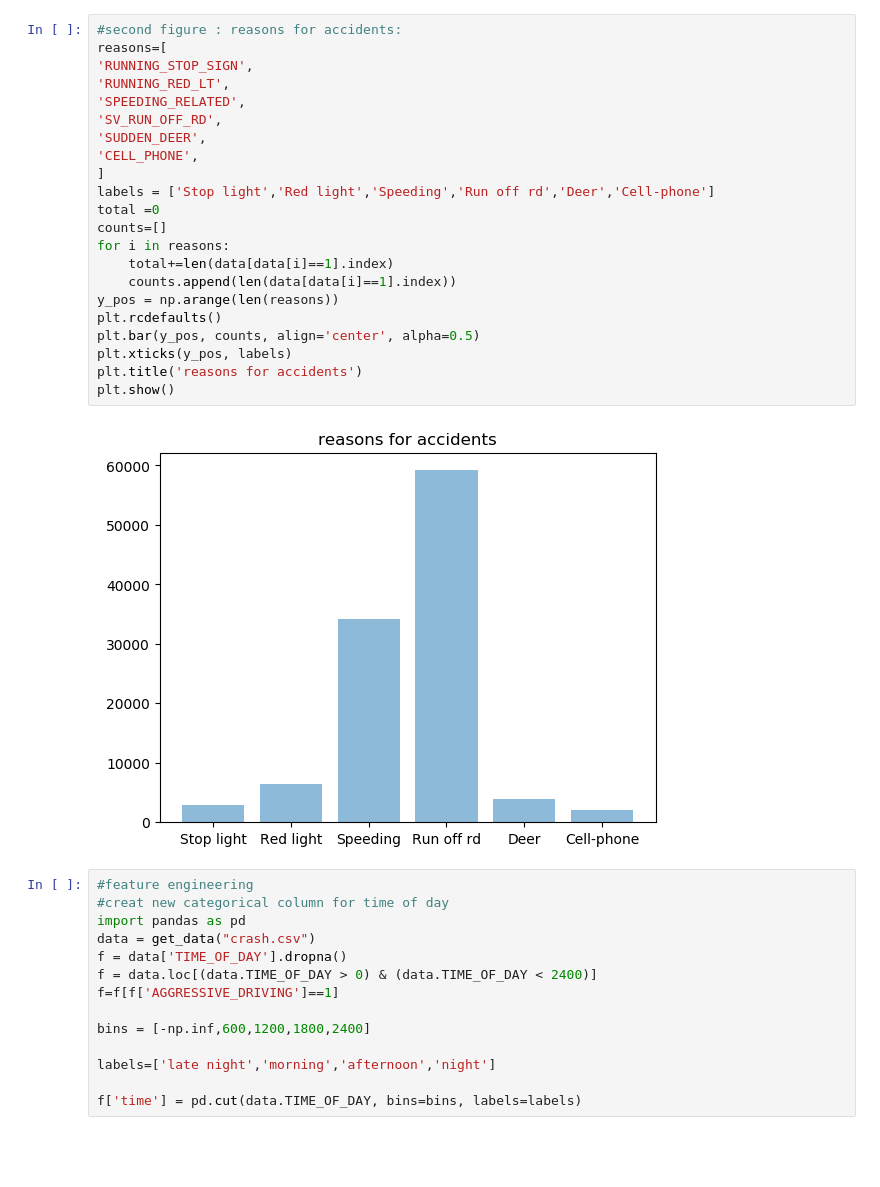
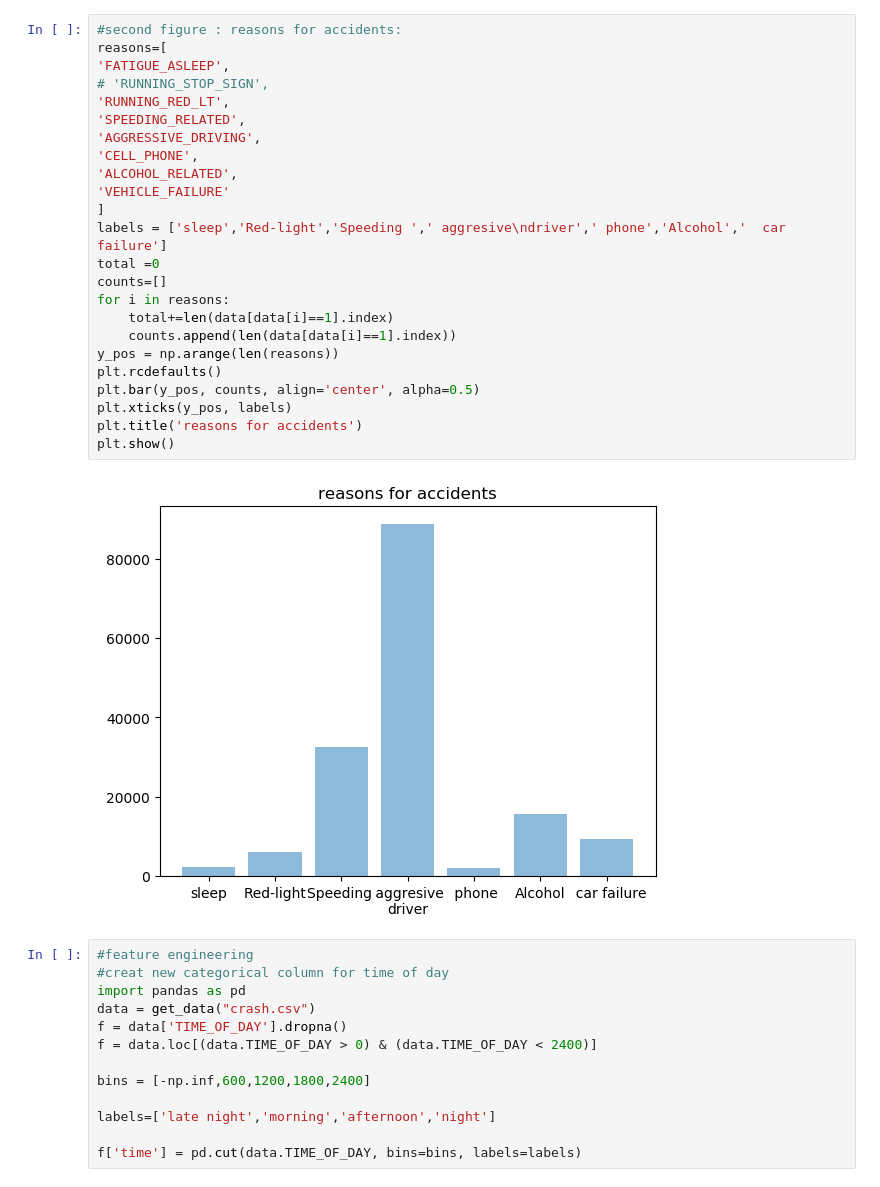
Before and after one commit to nicholaiTukanov/Pummels-in-Pittsburg, a Jupyter notebook: visualization.ipynb, the cells around one changed output. Cells and saved outputs as stored; diff of their text form; blank space fills up the shorter version.

```diff
--- a/visualization.ipynb
+++ b/visualization.ipynb
@@ -35,27 +75,29 @@ Name: MAX_SEVERITY_LEVEL, dtype: object
 # %%
 #second figure : reasons for accidents:
 reasons=[
-'RUNNING_STOP_SIGN',
+'FATIGUE_ASLEEP',
+# 'RUNNING_STOP_SIGN',
 'RUNNING_RED_LT',
 'SPEEDING_RELATED',
-'SV_RUN_OFF_RD',
-'SUDDEN_DEER',
+'AGGRESSIVE_DRIVING',
 'CELL_PHONE',
+'ALCOHOL_RELATED',
+'VEHICLE_FAILURE'
 ]
-labels = ['Stop light','Red light','Speeding','Run off rd','Deer','Cell-phone']
+labels = ['sleep','Red-light','Speeding ',' aggresive\ndriver',' phone','Alcohol','  car failure']
 total =0
 counts=[]
 for i in reasons:
     total+=len(data[data[i]==1].index)
     counts.append(len(data[data[i]==1].index))
 y_pos = np.arange(len(reasons))
 plt.rcdefaults()
 plt.bar(y_pos, counts, align='center', alpha=0.5)
 plt.xticks(y_pos, labels)
 plt.title('reasons for accidents')
 plt.show()
 # %% [output]
-[figure, old version]
+[figure, new version]
 # %%
 #feature engineering
 #creat new categorical column for time of day
@@ -63,7 +105,6 @@ import pandas as pd
 data = get_data("crash.csv")
 f = data['TIME_OF_DAY'].dropna()
 f = data.loc[(data.TIME_OF_DAY > 0) & (data.TIME_OF_DAY < 2400)]
-f=f[f['AGGRESSIVE_DRIVING']==1]
 
 bins = [-np.inf,600,1200,1800,2400]
 
```
Also changed, not shown: parts of 9 cells of this notebook.
